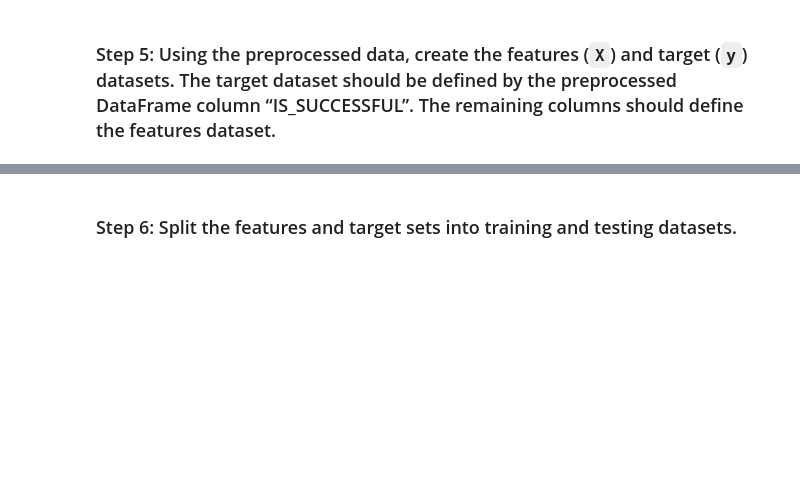
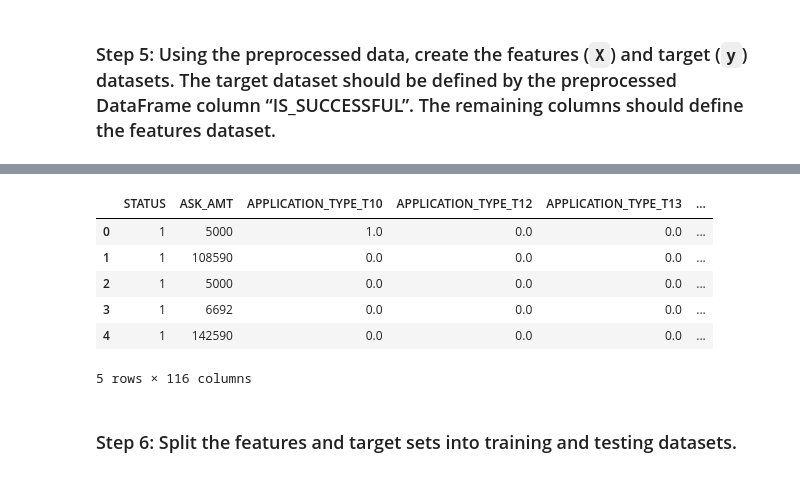
Before and after one commit to anythingelse-sf/AlphabetSoup, a Jupyter notebook: venture_funding_with_deep_learning.ipynb, the cells around one changed output, grey strips where cells are left out. Cells and saved outputs as stored; diff of their text form; code cells hidden in the pictures; blank space fills up the shorter version.

```diff
--- a/venture_funding_with_deep_learning.ipynb
+++ b/venture_funding_with_deep_learning.ipynb
@@ -209,9 +210,17 @@ y = # YOUR CODE HERE
 # %%
 # Define features set X by selecting all columns but IS_SUCCESSFUL
-X = # YOUR CODE HERE
+X = encoded_df.drop(columns='IS_SUCCESSFUL').copy()
 
 # Review the features DataFrame
-# YOUR CODE HERE
+X.head()
+# %% [output]
+|  | STATUS | ASK_AMT | APPLICATION_TYPE_T10 | APPLICATION_TYPE_T12 | APPLICATION_TYPE_T13 | ... |
+| 0 | 1 | 5000 | 1.0 | 0.0 | 0.0 | ... |
+| 1 | 1 | 108590 | 0.0 | 0.0 | 0.0 | ... |
+| 2 | 1 | 5000 | 0.0 | 0.0 | 0.0 | ... |
+| 3 | 1 | 6692 | 0.0 | 0.0 | 0.0 | ... |
+| 4 | 1 | 142590 | 0.0 | 0.0 | 0.0 | ... |
+5 rows × 116 columns
 # %% [markdown]
 ### Step 6: Split the features and target sets into training and testing datasets.
 # %%
```
Also changed, not shown: parts of 7 cells of this notebook.
